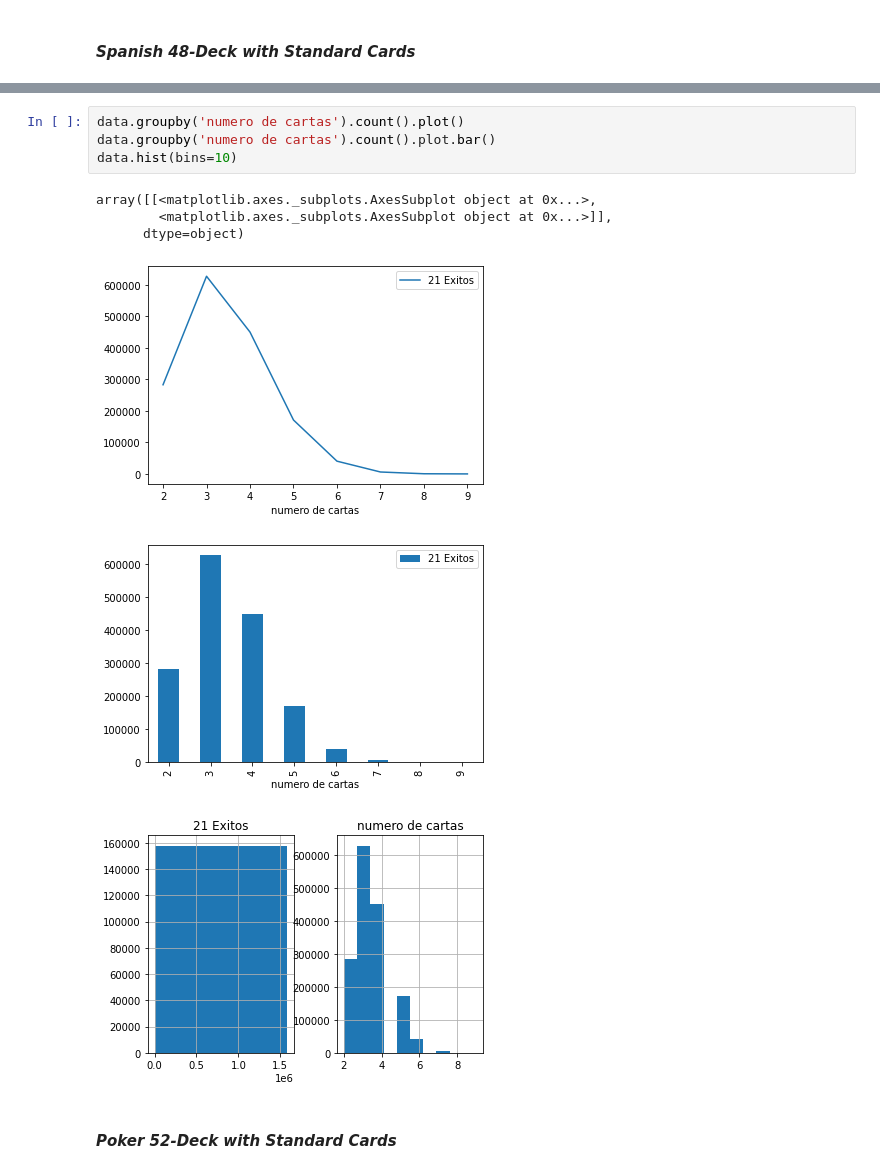
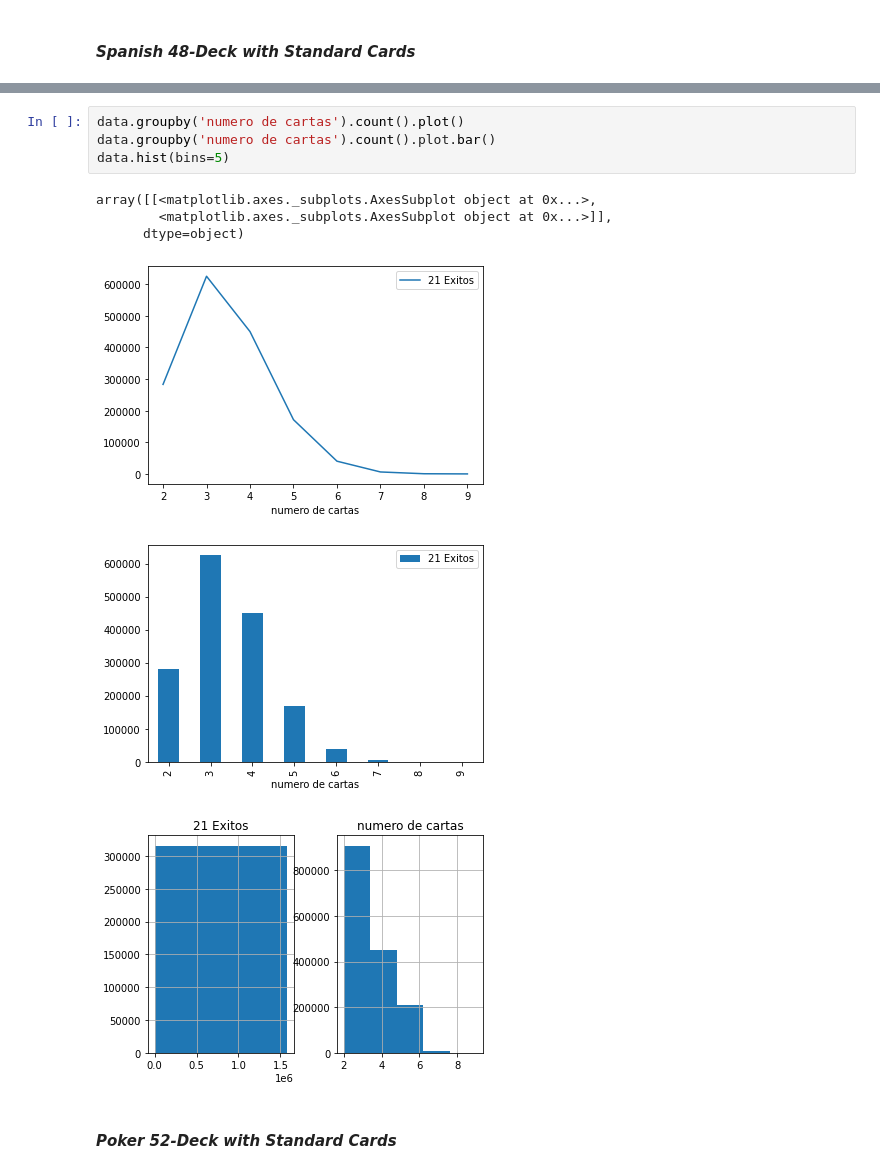
Before and after one commit to Klalvarezm/AlgorithmsUN2020II, a Jupyter notebook: 21BlackjackGrClass2StGroup28.ipynb, the cells around one changed output, grey strips where cells are left out. Cells and saved outputs as stored; diff of their text form.

```diff
--- a/21BlackjackGrClass2StGroup28.ipynb
+++ b/21BlackjackGrClass2StGroup28.ipynb
@@ -65,14 +65,14 @@ Media de cartas necesaria para obtener 21: 3.4169446825929395
 # %%
 data.groupby('numero de cartas').count().plot()
 data.groupby('numero de cartas').count().plot.bar()
-data.hist(bins=10)
+data.hist(bins=5)
 # %% [output]
 array([[<matplotlib.axes._subplots.AxesSubplot object at 0x...>,
         <matplotlib.axes._subplots.AxesSubplot object at 0x...>]],
       dtype=object)
 [figure]
 [figure]
-[figure, old version]
+[figure, new version]
 # %% [markdown]
 #### *Poker 52-Deck with Standard Cards*
 # %%
```
Also changed, not shown: parts of 20 cells of this notebook.
